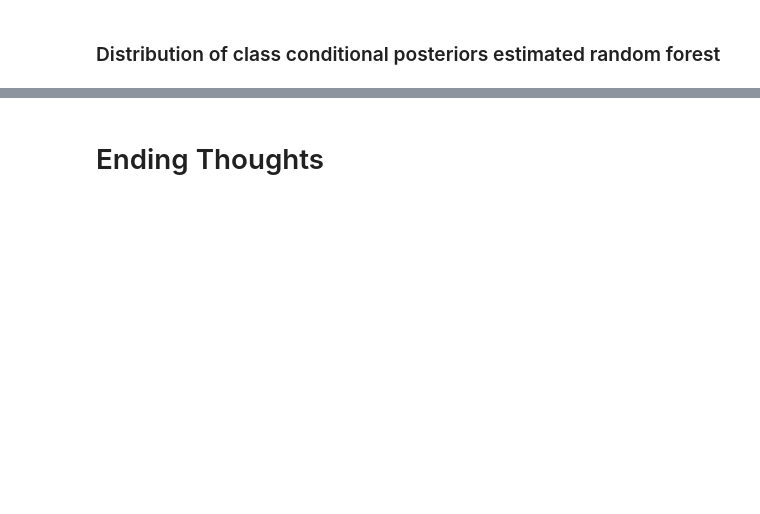
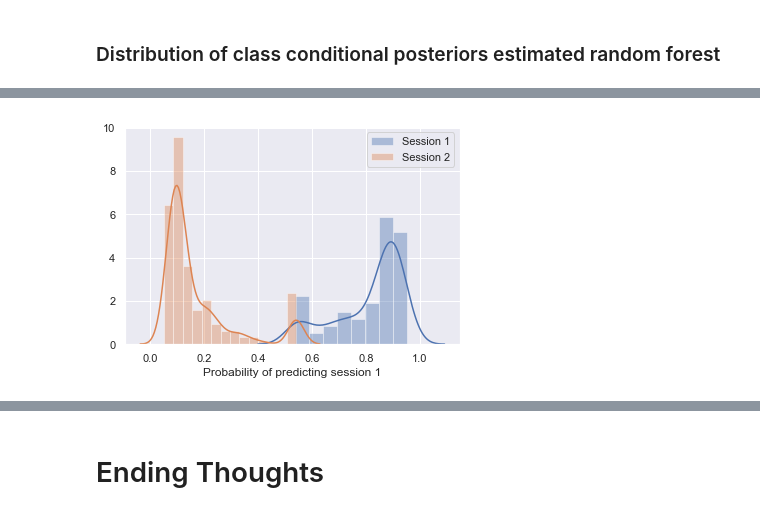
Before and after one commit to loftusa/mri-code-challenge, a Jupyter notebook: Main-analysis.ipynb, the cells around one changed output, grey strips where cells are left out. Drawn from its saved outputs; the diff is of its cells as text; code cells hidden in the pictures; blank space fills up the shorter version.

```diff
--- a/Main-analysis.ipynb
+++ b/Main-analysis.ipynb
@@ -516,0 +508,10 @@ cond_post.head()
+# %%
+# Store arrays containing prediction information for each session
+mri1_predictions = model.predict_proba(mri1_hc)
+mri2_predictions = model.predict_proba(mri2_hc)
+# %%
+# Store how the proability of the model predicting session 1 for both actual session 1 data and from session 2 data.
+predictions_df = pd.DataFrame({'session 1': mri1_predictions[:, 0],
+                               'session 2': mri2_predictions[:, 0],
+                              })
+predictions_df.head()
@@ -516,0 +525,10 @@ cond_post.head()
+# %%
+# Plot session 1 predicted
+sns.distplot(predictions_df.iloc[:, 0], label='Session 1');
+sns.distplot(predictions_df.iloc[:, 1], label='Session 2');
+
+# Title the plot
+plt.xlabel('Probability of predicting session 1');
+plt.legend();
+# %% [output]
+[figure, added]
```
Also changed, not shown: parts of 10 cells of this notebook.
